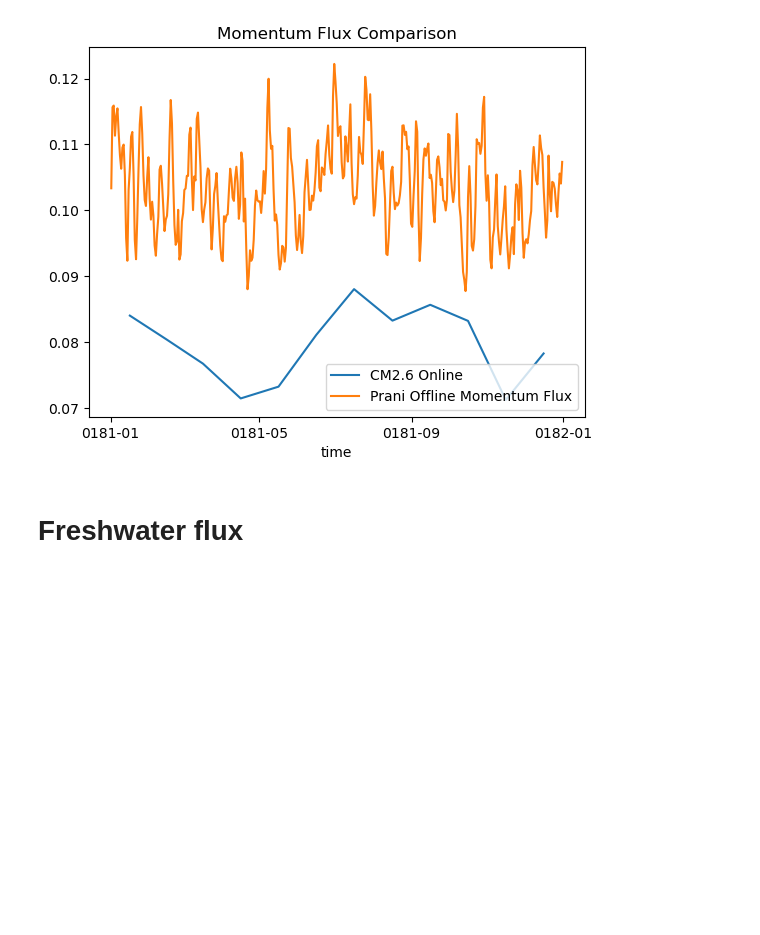
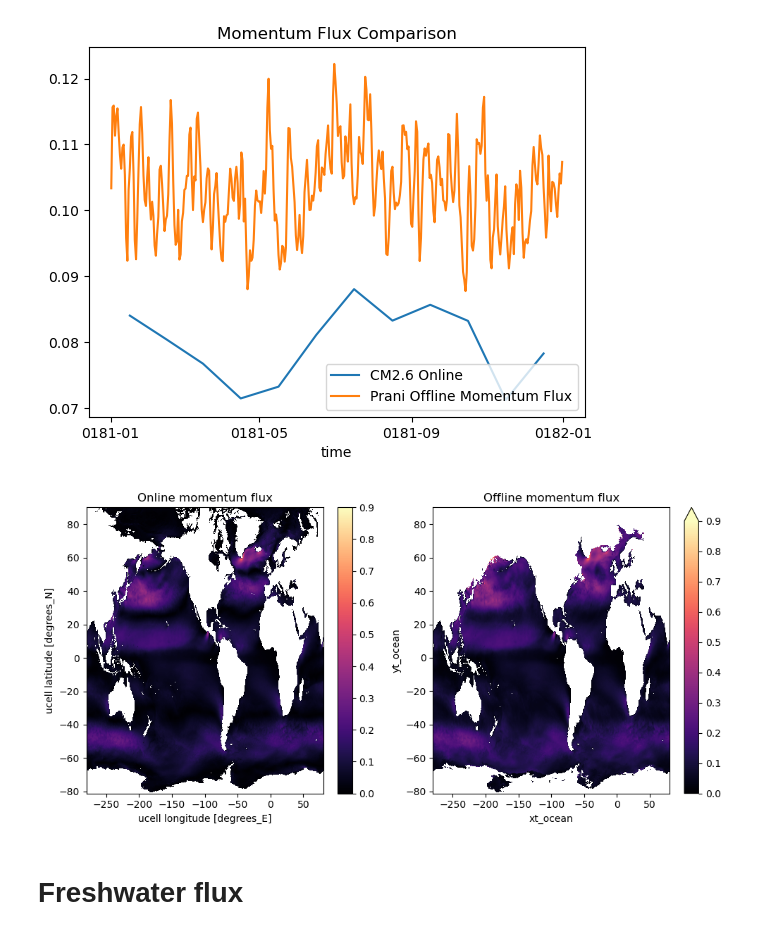
Before and after one commit to ocean-transport/air-sea-ML, a Jupyter notebook: fluxComparisonWithGCM.ipynb, the cells around one changed output. Cells and saved outputs as stored; diff of their text form; code cells hidden in the pictures; blank space fills up the shorter version.

```diff
--- a/fluxComparisonWithGCM.ipynb
+++ b/fluxComparisonWithGCM.ipynb
@@ -385,6 +375,23 @@ ax.legend(handles, labels, loc="best")
 # %% [output]
 <matplotlib.legend.Legend at 0x...>
 [figure]
+# %%
+fig, (ax1, ax2) = plt.subplots(1, 2, figsize=(10, 5))
+
+MomF_CM26.isel(time=0).plot(vmin=0, vmax=0.9, ax=ax1, cmap='magma')
+ax1.set_title('Online momentum flux')
+
+# Plot data on the second subplot
+masked_MF.isel(time=slice(0,30)).mean(dim='time').plot(vmin=0, vmax=0.9, ax=ax2, cmap='magma')
+ax2.set_title('Offline momentum flux')
+
+# Adjust layout
+plt.tight_layout()
+
+# Show the plot
+plt.show()
+# %% [output]
+[figure, added]
 # %% [markdown]
 # Freshwater flux
 # %% [markdown]
```
Also changed, not shown: parts of 7 cells of this notebook.
